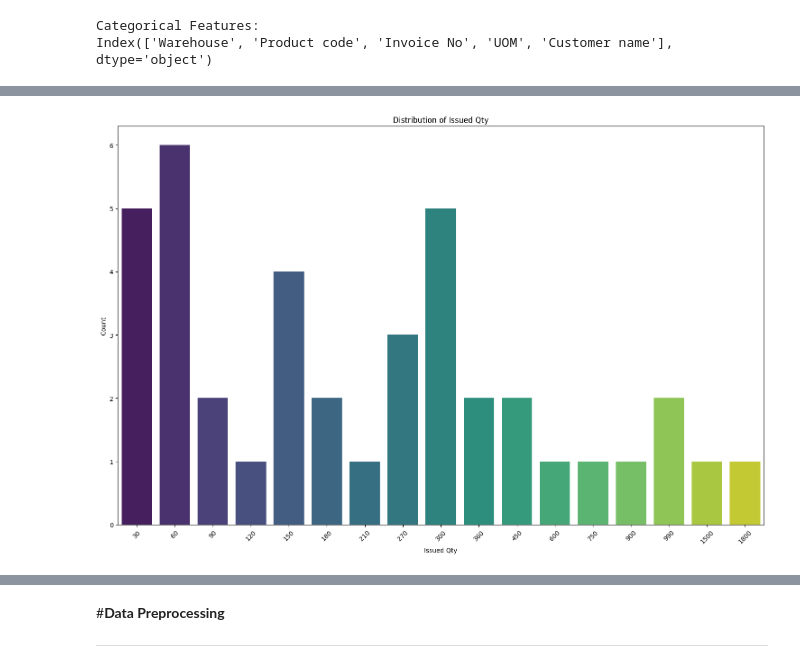
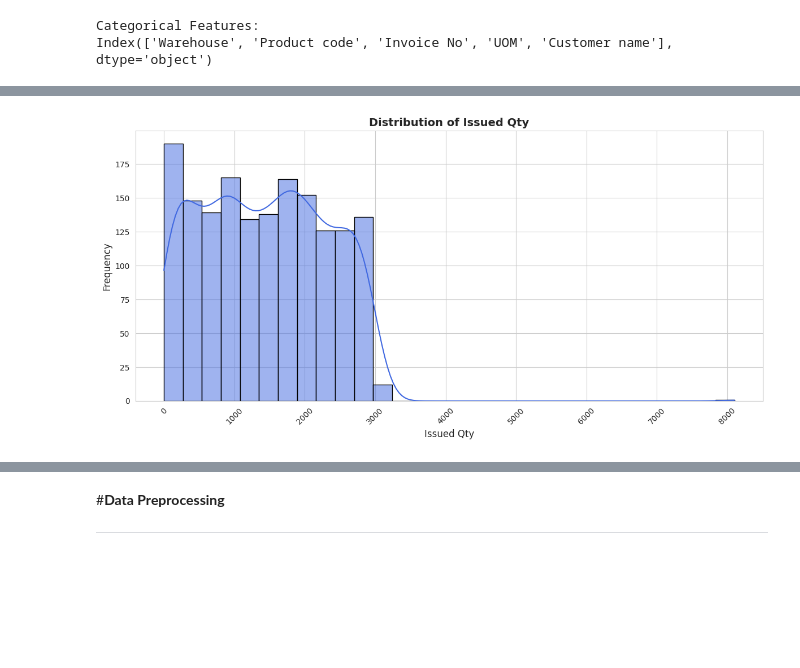
Before and after one commit to ShabnaIlmi/Data-Science-Group-Project, a Jupyter notebook: DSGP_UserData.ipynb, the cells around one changed output, grey strips where cells are left out. Saved outputs shown, nothing was run; the diff lists cells and outputs as text; code cells hidden in the pictures; blank space fills up the shorter version.

Commit message:
Pre process and change risk levels

```diff
--- a/DSGP_UserData.ipynb
+++ b/DSGP_UserData.ipynb
@@ -24,7 +27,7 @@ drive.mount('/content/drive')
 Drive already mounted at /content/drive; to attempt to forcibly remount, call drive.mount("/content/drive", force_remount=True).
 # %%
 # Loading the dataset with the proper delimiter (semicolon)
-data = pd.read_excel('/content/drive/MyDrive/DSGP_User/Stock report.xlsx', sheet_name='TCC')
+data = pd.read_excel('/content/drive/MyDrive/DSGP_User/Pre Processed data/Stock-report_generated.xlsx', sheet_name='TCC')
 
 # Displaying the first few rows of the data
 data.head()
@@ -164,0 +122,3 @@ print(data[['Customer name', 'Issued Qty', 'Invoice No', 'Risk Level']].head())
+# %%
+# Fill missing values in 'Issued Qty' with 0
+data['Issued Qty '] = data['Issued Qty '].fillna(0)
@@ -226,23 +251,30 @@ plt.show()
 # %%
 # Defining a list to store the numerical variables
-numerical_columns = [ 'Issued Qty'] # Remove trailing spaces
+numerical_columns = ['Issued Qty']  # Ensure correct column name
+
+# Set plot style
+sns.set_style("whitegrid")
 
 # Set up the matplotlib figure
-plt.figure(figsize=(15, 10))
+plt.figure(figsize=(12, 6))  # Adjust figure size for better readability
 
-# Loop through each categorical column and create a bar plot
+# Loop through each numerical column and create a bar plot
 for i, column in enumerate(numerical_columns):
     plt.subplot(len(numerical_columns), 1, i + 1)  # Create a subplot for each column
-    sns.countplot(data=data, x=column, palette='viridis')
-    plt.title(f'Distribution of {column}')
-    plt.xlabel(column)
-    plt.ylabel('Count')
-    plt.xticks(rotation=45)  # Rotate x labels for better readability
+
+    # Use histogram instead of countplot for numerical data
+    sns.histplot(data[column], bins=30, kde=True, color="royalblue", edgecolor="black")
+
+    plt.title(f'Distribution of {column}', fontsize=14, fontweight='bold')
+    plt.xlabel(column, fontsize=12)
+    plt.ylabel('Frequency', fontsize=12)
+    plt.xticks(rotation=45, fontsize=10)  # Rotate x labels for better readability
+    plt.yticks(fontsize=10)
 
 plt.tight_layout()  # Adjust layout to prevent overlap
 plt.show()
 # %% [output]
-[figure, old version]
+[figure, new version]
 # %%
 # Strip any leading or trailing spaces from column names
 data.columns = data.columns.str.strip()
```
Also changed, not shown: parts of 28 cells of this notebook.
